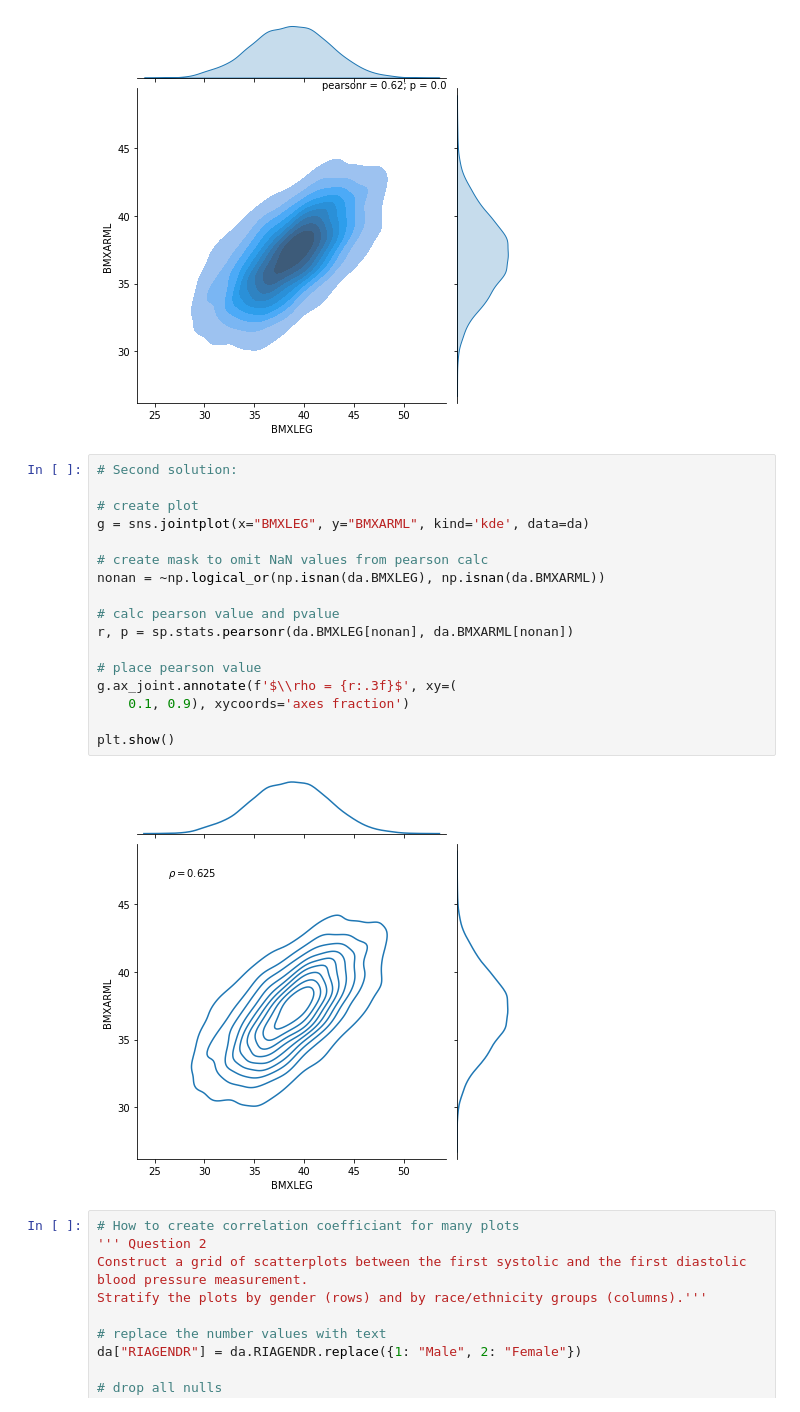
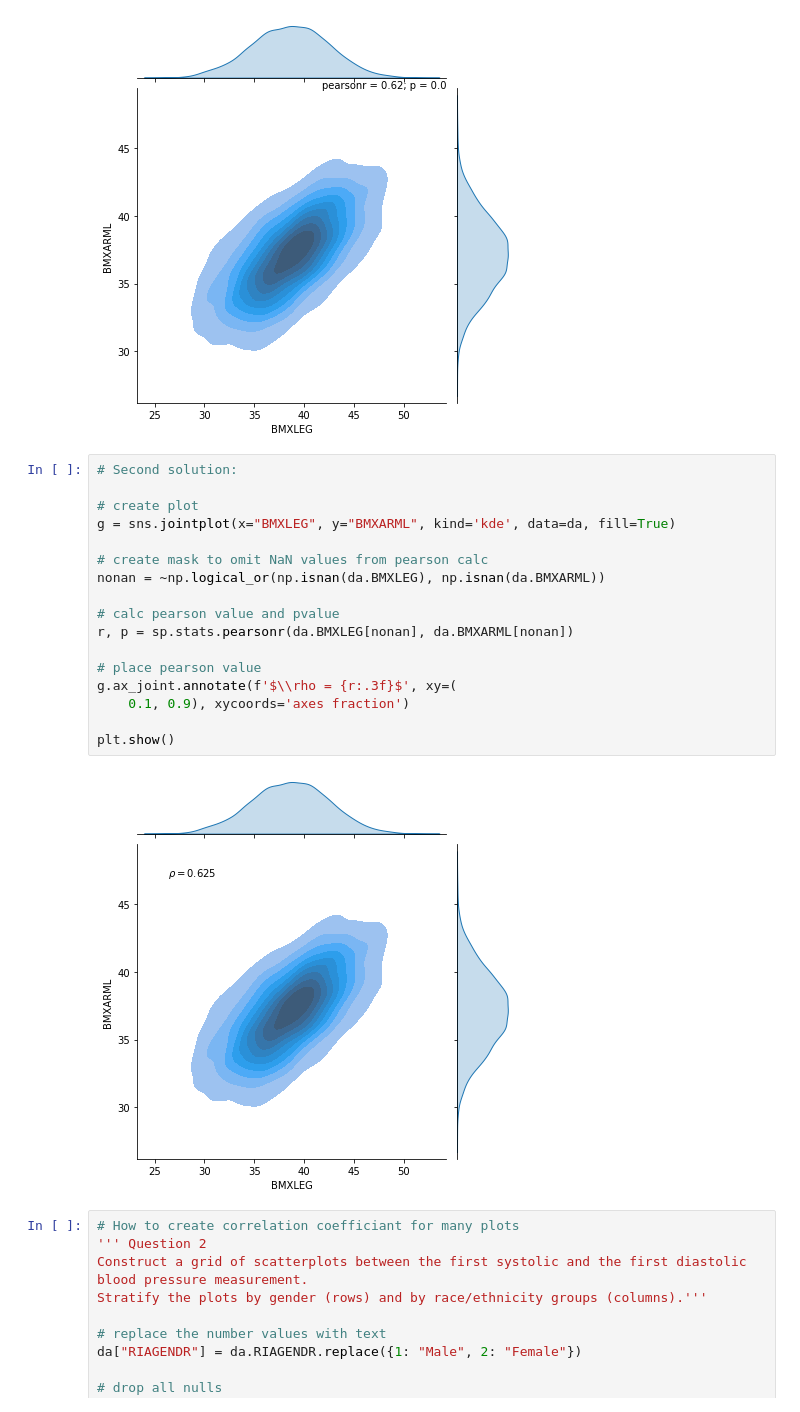
Before and after one commit to elipopovadev/Statistics-with-Python-Specialization, a Jupyter notebook: 1.Understanding and Visualizing Data with Python/Week 3/correlation_coeff.ipynb, the cells around one changed output. Cells and saved outputs as stored; diff of their text form.

```diff
--- a/1.Understanding and Visualizing Data with Python/Week 3/correlation_coeff.ipynb
+++ b/1.Understanding and Visualizing Data with Python/Week 3/correlation_coeff.ipynb
@@ -33,22 +33,22 @@ plt.show()
 # %%
 # Second solution:
 
 # create plot
-g = sns.jointplot(x="BMXLEG", y="BMXARML", kind='kde', data=da)
+g = sns.jointplot(x="BMXLEG", y="BMXARML", kind='kde', data=da, fill=True)
 
 # create mask to omit NaN values from pearson calc
 nonan = ~np.logical_or(np.isnan(da.BMXLEG), np.isnan(da.BMXARML))
 
 # calc pearson value and pvalue
 r, p = sp.stats.pearsonr(da.BMXLEG[nonan], da.BMXARML[nonan])
 
 # place pearson value
 g.ax_joint.annotate(f'$\\rho = {r:.3f}$', xy=(
     0.1, 0.9), xycoords='axes fraction')
 
 plt.show()
 # %% [output]
-[figure, old version]
+[figure, new version]
 # %%
 # How to create correlation coefficiant for many plots
 ''' Question 2
```
